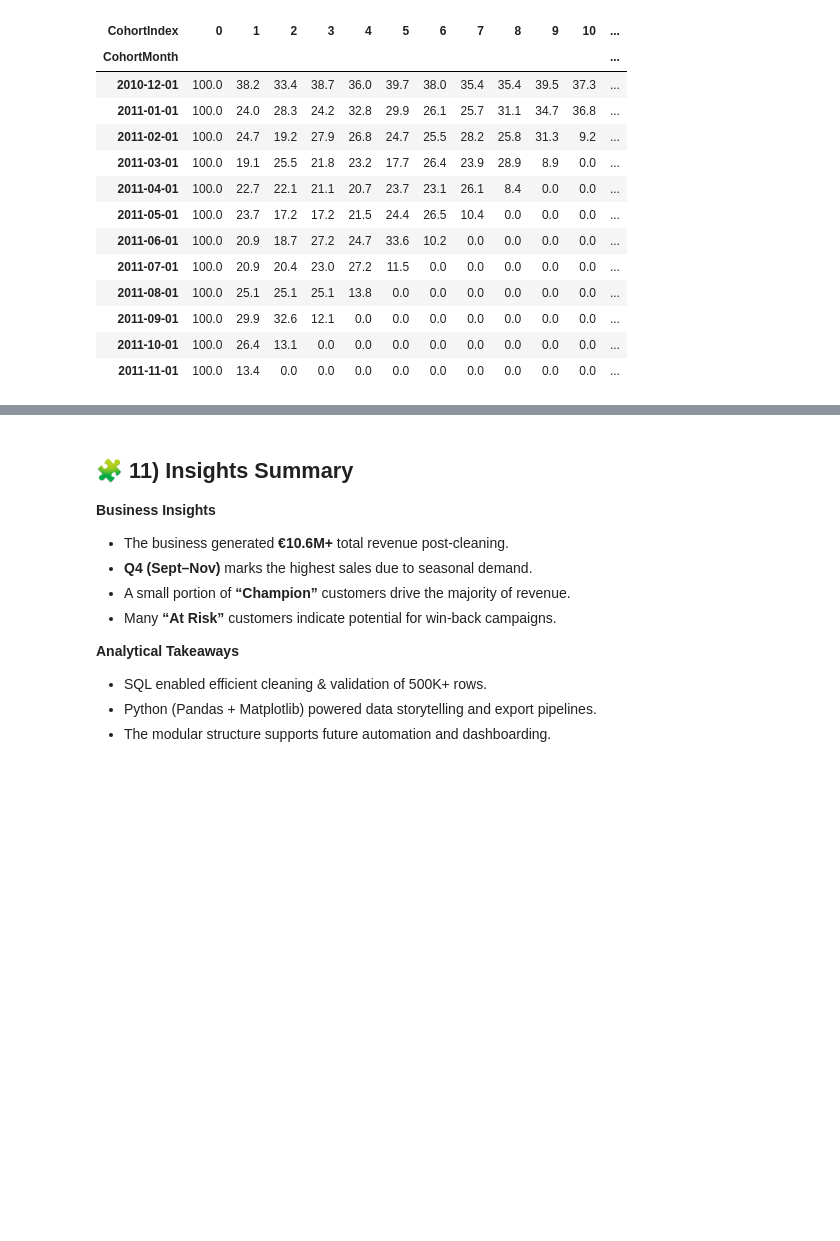
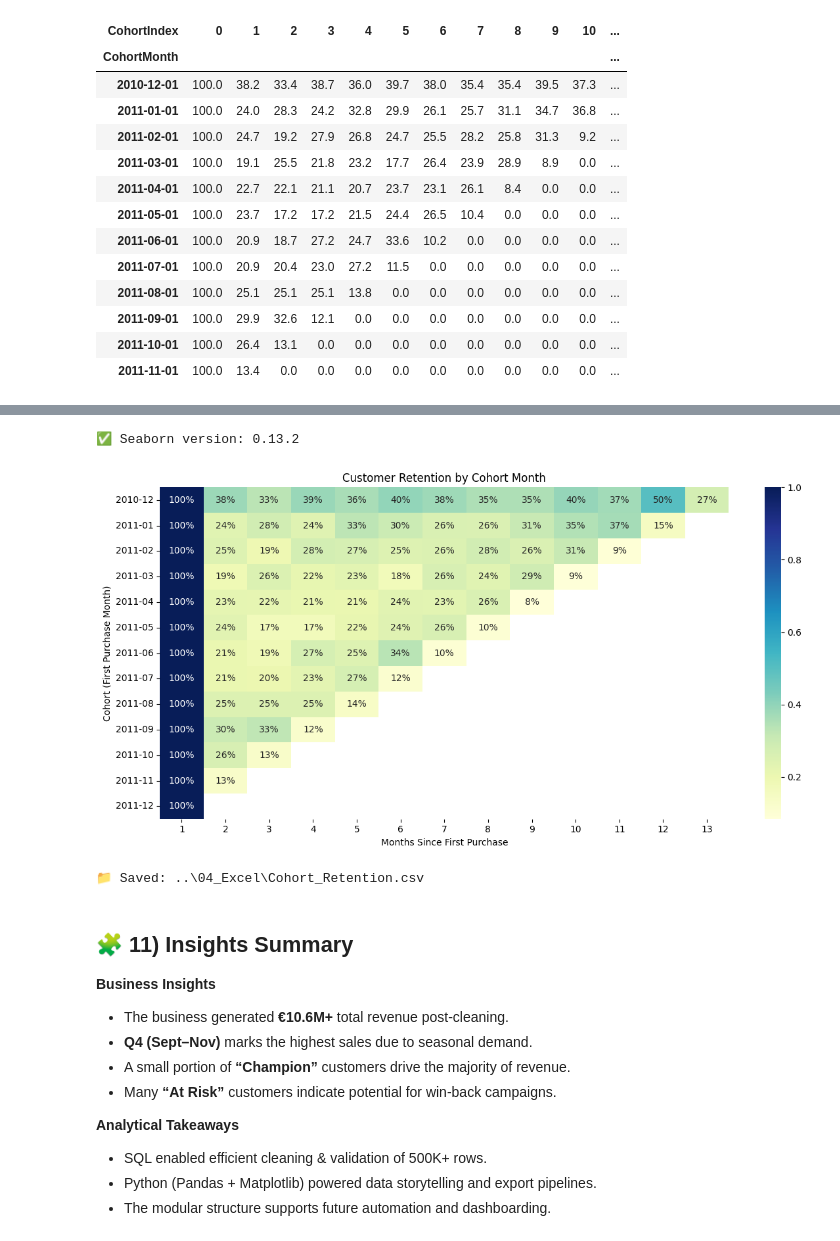
Before and after one commit to HuzeifKhan/Ecommerce-Finance-Analytics-Portfolio, a Jupyter notebook: 03_Analysis/ecommerce_analysis.ipynb, the cells around one changed output, grey strips where cells are left out. Saved outputs shown, nothing was run; the diff lists cells and outputs as text; code cells hidden in the pictures; blank space fills up the shorter version.

```diff
--- a/03_Analysis/ecommerce_analysis.ipynb
+++ b/03_Analysis/ecommerce_analysis.ipynb
@@ -785,0 +815,8 @@ Retention preview (%):
+# %%
+# Extract invoice month
+tx["InvoiceMonth"] = tx["InvoiceDate"].dt.to_period("M")
+
+# Get each customer's cohort (first purchase month)
+tx["CohortMonth"] = tx.groupby("CustomerID")["InvoiceMonth"].transform("min")
+
+tx.head()
@@ -785,0 +830,11 @@ Retention preview (%):
+# %%
+# Convert Periods to datetime for subtraction
+def get_month_diff(d1, d2):
+    return (d1.year - d2.year) * 12 + (d1.month - d2.month) + 1
+
+tx["CohortIndex"] = tx.apply(
+    lambda x: get_month_diff(x["InvoiceMonth"].to_timestamp(), x["CohortMonth"].to_timestamp()),
+    axis=1
+)
+
+tx.head()
@@ -785,0 +848,10 @@ Retention preview (%):
+# %%
+cohort_data = tx.groupby(["CohortMonth", "CohortIndex"])["CustomerID"].nunique().reset_index()
+cohort_pivot = cohort_data.pivot_table(index="CohortMonth", columns="CohortIndex", values="CustomerID")
+
+# Compute retention rate (divide by first-month count)
+cohort_size = cohort_pivot.iloc[:, 0]
+retention = cohort_pivot.divide(cohort_size, axis=0).round(3)
+
+print("✅ Cohort Retention Table created!")
+retention.head()
@@ -786,3 +867,28 @@ Retention preview (%):
+# %%
+import seaborn as sns
+import matplotlib.pyplot as plt
+print("✅ Seaborn version:", sns.__version__)
+# %% [output]
+✅ Seaborn version: 0.13.2
+# %%
+import matplotlib.pyplot as plt
+import seaborn as sns
+
+plt.figure(figsize=(12,6))
+sns.heatmap(retention, annot=True, fmt=".0%", cmap="YlGnBu")
+plt.title("Customer Retention by Cohort Month")
+plt.ylabel("Cohort (First Purchase Month)")
+plt.xlabel("Months Since First Purchase")
+plt.tight_layout()
+plt.show()
+# %% [output]
+[figure, added]
+# %%
+out_path = Path("../04_Excel/Cohort_Retention.csv")
+retention.to_csv(out_path)
+print("📁 Saved:", out_path)
+# %% [output]
+📁 Saved: ..\04_Excel\Cohort_Retention.csv
 # %% [markdown]
 ## 🧩 11) Insights Summary
 
```
Also changed, not shown: parts of 5 cells of this notebook, 1 other file.
